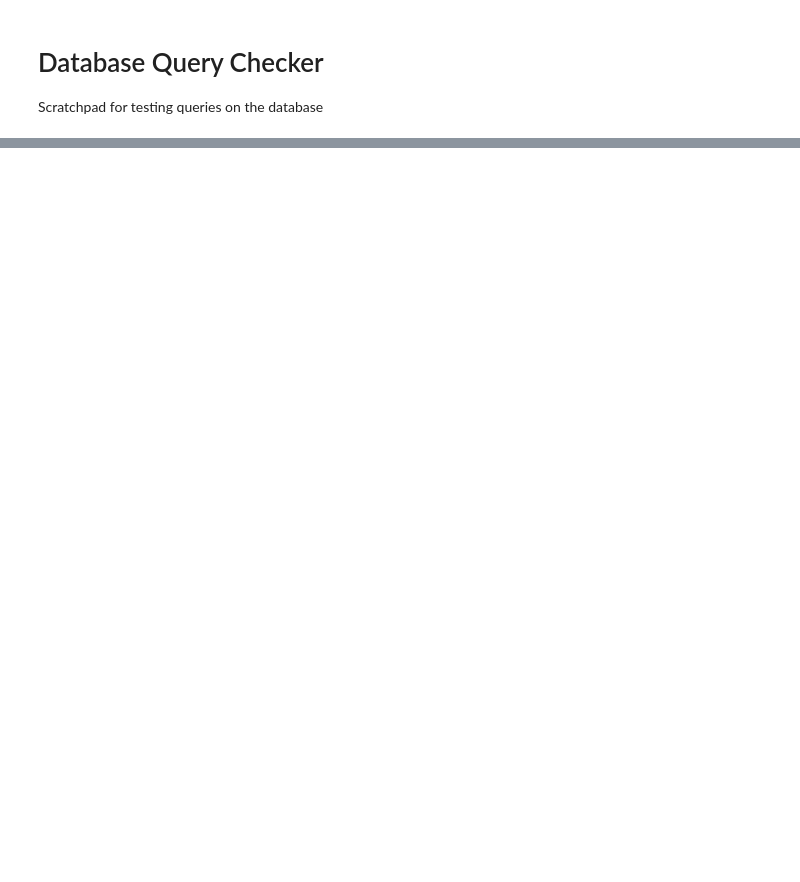
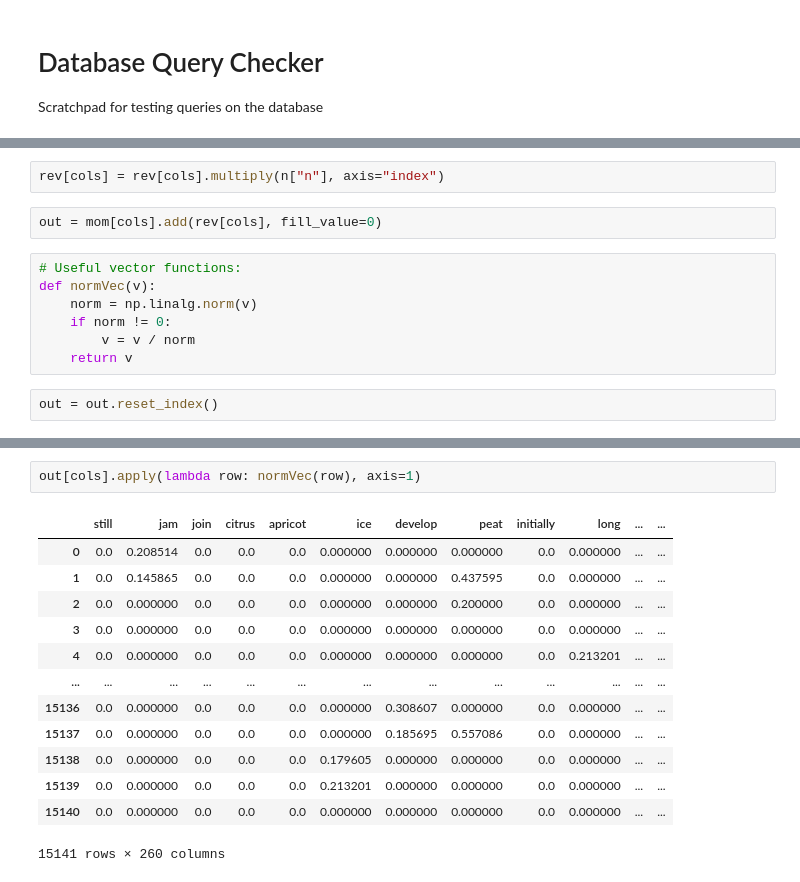
Before and after one commit to robertpsoane/scotch-recommender, a Jupyter notebook: agent_design/query_checker.ipynb, the cells around one changed output, grey strips where cells are left out. Drawn from its saved outputs; the diff is of its cells as text; blank space fills up the shorter version.

```diff
--- a/agent_design/query_checker.ipynb
+++ b/agent_design/query_checker.ipynb
@@ -29,0 +110,13 @@ TypeError: function takes at least 1 argument (0 given)
+# %%
+rev[cols] = rev[cols].multiply(n["n"], axis="index")
+# %%
+out = mom[cols].add(rev[cols], fill_value=0)
+# %%
+# Useful vector functions:
+def normVec(v):
+    norm = np.linalg.norm(v)
+    if norm != 0:
+        v = v / norm
+    return v
+# %%
+out = out.reset_index()
@@ -29,0 +138,16 @@ TypeError: function takes at least 1 argument (0 given)
+# %%
+out[cols].apply(lambda row: normVec(row), axis=1)
+# %% [output]
+|  | still | jam | join | citrus | apricot | ice | develop | peat | initially | long | ... | ... |
+| 0 | 0.0 | 0.208514 | 0.0 | 0.0 | 0.0 | 0.000000 | 0.000000 | 0.000000 | 0.0 | 0.000000 | ... | ... |
+| 1 | 0.0 | 0.145865 | 0.0 | 0.0 | 0.0 | 0.000000 | 0.000000 | 0.437595 | 0.0 | 0.000000 | ... | ... |
+| 2 | 0.0 | 0.000000 | 0.0 | 0.0 | 0.0 | 0.000000 | 0.000000 | 0.200000 | 0.0 | 0.000000 | ... | ... |
+| 3 | 0.0 | 0.000000 | 0.0 | 0.0 | 0.0 | 0.000000 | 0.000000 | 0.000000 | 0.0 | 0.000000 | ... | ... |
+| 4 | 0.0 | 0.000000 | 0.0 | 0.0 | 0.0 | 0.000000 | 0.000000 | 0.000000 | 0.0 | 0.213201 | ... | ... |
+| ... | ... | ... | ... | ... | ... | ... | ... | ... | ... | ... | ... | ... |
+| 15136 | 0.0 | 0.000000 | 0.0 | 0.0 | 0.0 | 0.000000 | 0.308607 | 0.000000 | 0.0 | 0.000000 | ... | ... |
+| 15137 | 0.0 | 0.000000 | 0.0 | 0.0 | 0.0 | 0.000000 | 0.185695 | 0.557086 | 0.0 | 0.000000 | ... | ... |
+| 15138 | 0.0 | 0.000000 | 0.0 | 0.0 | 0.0 | 0.179605 | 0.000000 | 0.000000 | 0.0 | 0.000000 | ... | ... |
+| 15139 | 0.0 | 0.000000 | 0.0 | 0.0 | 0.0 | 0.213201 | 0.000000 | 0.000000 | 0.0 | 0.000000 | ... | ... |
+| 15140 | 0.0 | 0.000000 | 0.0 | 0.0 | 0.0 | 0.000000 | 0.000000 | 0.000000 | 0.0 | 0.000000 | ... | ... |
+15141 rows × 260 columns
```
Also changed, not shown: parts of 16 cells of this notebook, 15 other files.
